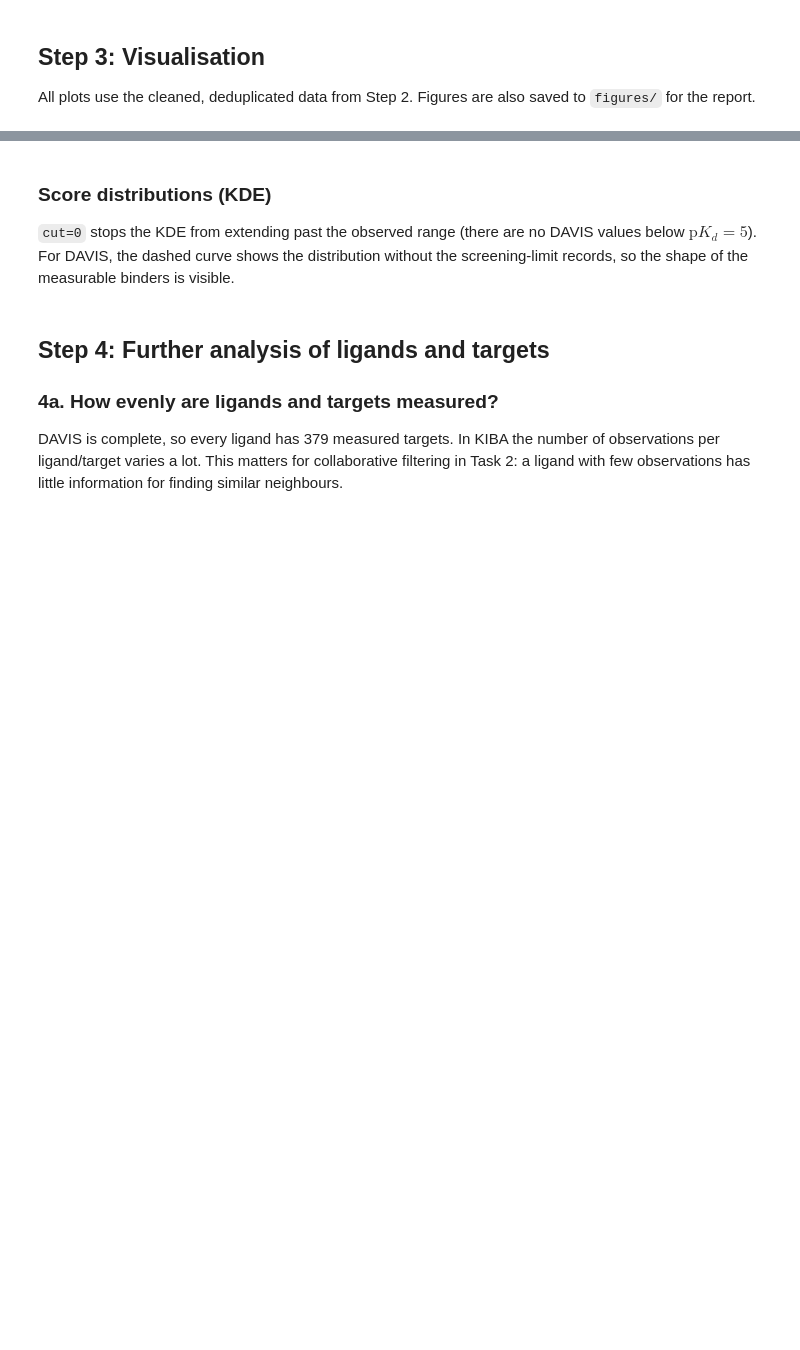
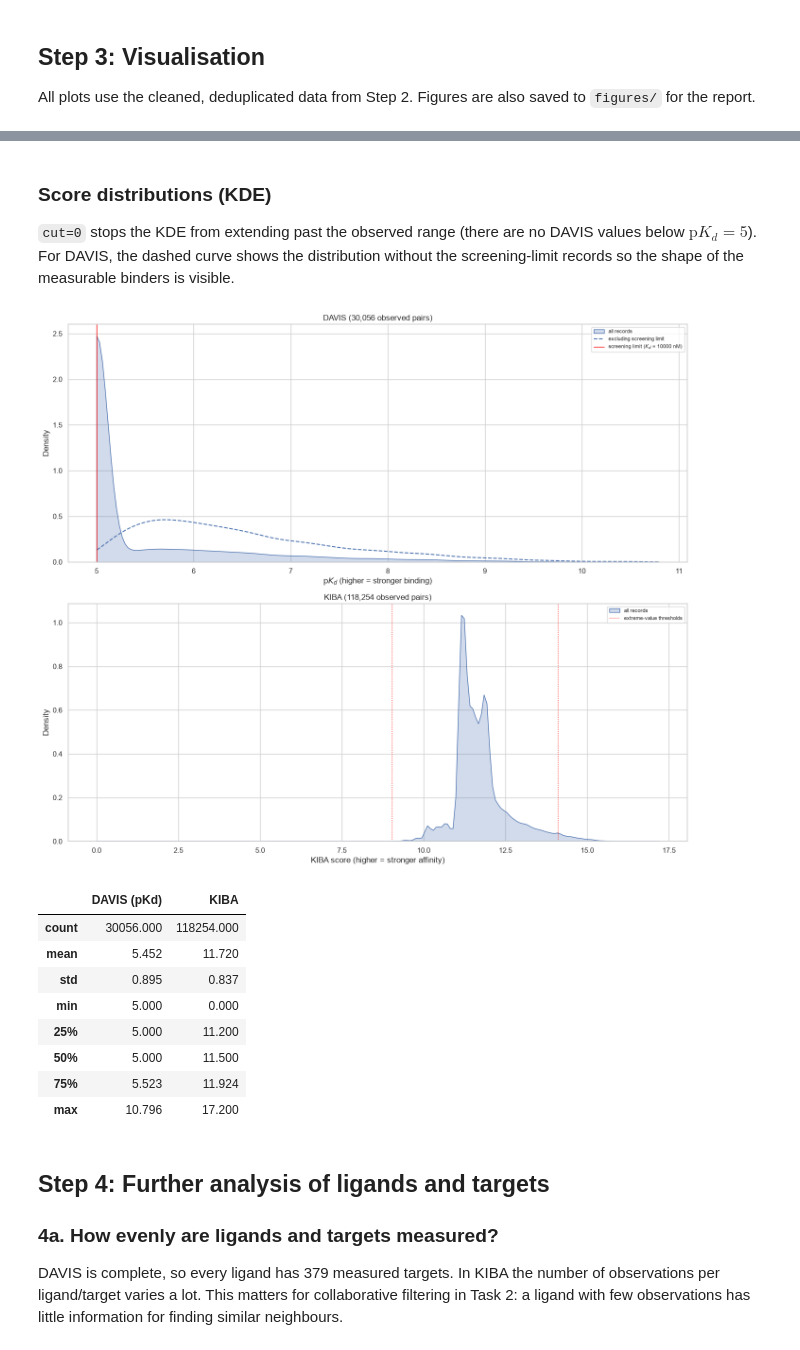
Before and after one commit to thisisadison/Retrieval-and-Recommendation, a Jupyter notebook: SC4020_Project2/task1_analysis.ipynb, the cells around one changed output, grey strips where cells are left out. Drawn from its saved outputs; the diff is of its cells as text; code cells hidden in the pictures; blank space fills up the shorter version.

```diff
--- a/SC4020_Project2/task1_analysis.ipynb
+++ b/SC4020_Project2/task1_analysis.ipynb
@@ -271,33 +363,44 @@ plt.show()
 # %% [markdown]
 ### Score distributions (KDE)
 
-`cut=0` stops the KDE from extending past the observed range (there are no DAVIS values below $\mathrm{p}K_d = 5$). For DAVIS, the dashed curve shows the distribution without the screening-limit records, so the shape of the measurable binders is visible.
+`cut=0` stops the KDE from extending past the observed range (there are no DAVIS values below $\mathrm{p}K_d = 5$). For DAVIS, the dashed curve shows the distribution without the screening-limit records so the shape of the measurable binders is visible.
 # %%
-fig, axes = plt.subplots(1, 2, figsize=(14, 4.5))
+fig, axes = plt.subplots(2, 1, figsize=(14, 12))
 
 sns.kdeplot(davis_valid["score"], ax=axes[0], fill=True, cut=0, label="all records")
 sns.kdeplot(davis_valid.loc[~davis_valid["at_screening_limit"], "score"], ax=axes[0],
             cut=0, linestyle="--", label="excluding screening limit")
-axes[0].axvline(DAVIS_LIMIT_PKD, color="red", linewidth=1, label=r"screening limit ($K_d$ = 10,000 nM)")
+axes[0].axvline(DAVIS_LIMIT_PKD, color="red", linewidth=1, label=r"screening limit ($K_d$ = 10000 nM)")
 axes[0].set_xlabel(r"$\mathrm{p}K_d$ (higher = stronger binding)")
 axes[0].set_ylabel("Density")
 axes[0].set_title(f"DAVIS ({len(davis_valid):,} observed pairs)")
 axes[0].legend(fontsize=8)
 
 sns.kdeplot(kiba_valid["score"], ax=axes[1], fill=True, cut=0, label="all records")
 axes[1].axvline(q1 - 3 * iqr, color="red", linewidth=1, linestyle=":", label="extreme-value thresholds")
 axes[1].axvline(q3 + 3 * iqr, color="red", linewidth=1, linestyle=":")
 axes[1].set_xlabel("KIBA score (higher = stronger affinity)")
 axes[1].set_ylabel("Density")
 axes[1].set_title(f"KIBA ({len(kiba_valid):,} observed pairs)")
 axes[1].legend(fontsize=8)
 
 plt.tight_layout()
 plt.savefig(FIG_DIR / "kde_distributions.png", dpi=200)
 plt.show()
 
 pd.DataFrame({"DAVIS (pKd)": davis_valid["score"].describe(),
               "KIBA": kiba_valid["score"].describe()}).round(3)
+# %% [output]
+[figure, added]
+|  | DAVIS (pKd) | KIBA |
+| count | 30056.000 | 118254.000 |
+| mean | 5.452 | 11.720 |
+| std | 0.895 | 0.837 |
+| min | 5.000 | 0.000 |
+| 25% | 5.000 | 11.200 |
+| 50% | 5.000 | 11.500 |
+| 75% | 5.523 | 11.924 |
+| max | 10.796 | 17.200 |
 # %% [markdown]
 ## Step 4: Further analysis of ligands and targets
 
```
Also changed, not shown: parts of 22 cells of this notebook, 8 other files.
